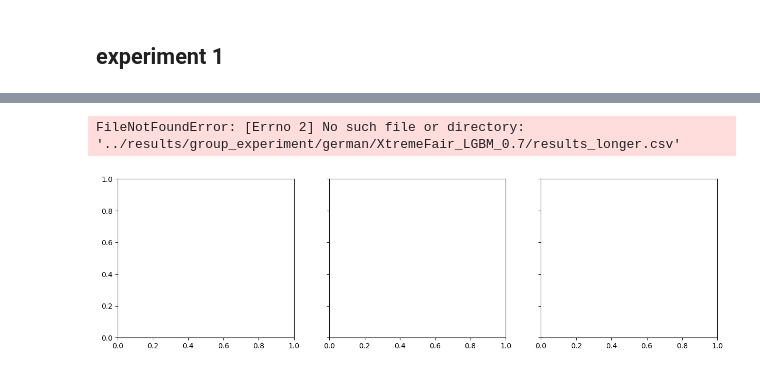
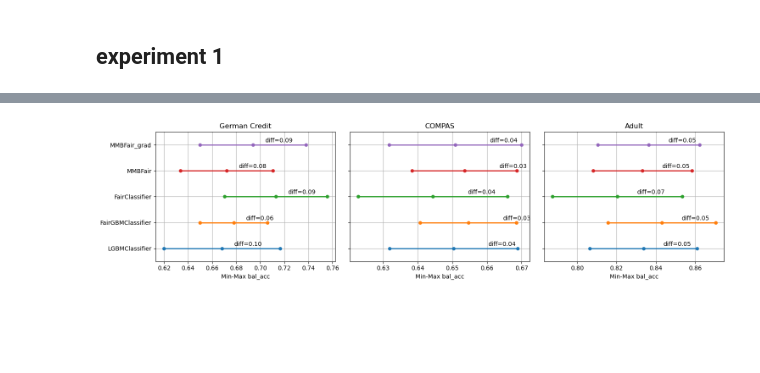
Before and after one commit to hiaac-finance/m2fgb, a Jupyter notebook: notebooks/analyze_results.ipynb, the cells around one changed output, grey strips where cells are left out. Saved outputs shown, nothing was run; the diff lists cells and outputs as text; code cells hidden in the pictures; blank space fills up the shorter version.

Commit message:
some cleaning to run experiments of subgroups

```diff
--- a/notebooks/analyze_results.ipynb
+++ b/notebooks/analyze_results.ipynb
@@ -14,7 +14,7 @@ dataset_names = {
 # %%
 fig, axs = plt.subplots(nrows = 1, ncols = 3, figsize = (15, 4))
 
-selected_models = ["LGBMClassifier", "FairGBMClassifier", "XtremeFair", "XtremeFair_grad"]
+selected_models = ["LGBMClassifier", "FairGBMClassifier", "FairClassifier", "MMBFair", "MMBFair_grad"]
 
 
 for k, dataset in enumerate(["german", "compas", "adult"]):
@@ -23,16 +23,17 @@ for k, dataset in enumerate(["german", "compas", "adult"]):
     results = []
     for model in models:
         model_name = "_".join(model.split("/")[-1].split("_")[:-1])
-        if model_name not in selected_models:
+        alpha = float(model.split("_")[-1])
+        try:
+            df = pd.read_csv(model + "/results.csv")
+            df["model"] = model_name
+            df["fair"] = 1 - abs(df["eod"])
+            df = df[["model", "bal_acc", "fair"]]
+            df = df.groupby("model").mean().reset_index()
+            results.append(df)
+        except:
             continue
-        alpha = float(model.split("_")[-1])
-        df = pd.read_csv(model + "/results.csv").iloc[:, 1:]
-        df["model"] = model_name
-        df["fair"] = 1 - abs(df["eod"])
-        df = df[["model", "bal_acc", "fair"]]
-        df = df.groupby("model").mean().reset_index()
 
-        results.append(df)
 
     results = pd.concat(results).reset_index(drop=True)
 
@@ -165,47 +152,39 @@ German Credit
 # %%
 fig, axs = plt.subplots(nrows = 1, ncols = 3, figsize = (15, 4), sharey=True)
-
-selected_models = ["LGBMClassifier", "FairGBMClassifier", "XtremeFair_LGBM", "XtremeFair_LGBM_grad"]
-for k, dataset in enumerate(["german", "compas"]):
+metric = "bal_acc"
+selected_models = ["LGBMClassifier", "FairGBMClassifier", "FairClassifier", "MMBFair", "MMBFair_grad"]
+for k, dataset in enumerate(["german", "compas", "adult"]):
     # load tables
-    models = glob.glob(f"../results/group_experiment/{dataset}/*")
+    models = glob.glob(f"../results/group_experiment/{dataset}/*0.7")
     results = []
     for model in models:
         model_name = "_".join(model.split("/")[-1].split("_")[:-1])
-        if model_name not in selected_models:
-            continue
         alpha = float(model.split("_")[-1])
-        if alpha != 0.7:
-            continue
-        df = pd.read_csv(model + "/results_longer.csv").iloc[:, 1:]
+        df = pd.read_csv(model + "/results.csv")
         df["model"] = model_name
-        df["tpr_min"] = df[["tpr_0", "tpr_1"]].min(axis=1)
-        df["tpr_max"] = df[["tpr_0", "tpr_1"]].max(axis=1)
-        df = df[["model", "tpr_min", "tpr_max"]]
+        df = df[["model", f"{metric}_min", f"{metric}_max", f"{metric}_mean"]]
         df = df.groupby("model").mean().reset_index()
-
         results.append(df)
 
     results = pd.concat(results).reset_index(drop=True)
 
     for i, model in enumerate(selected_models):
         df = results[results["model"] == model]
-        min_tpr = df["tpr_min"].values[0]
-        max_tpr = df["tpr_max"].values[0]
-        axs[k].plot([min_tpr, max_tpr], [i, i], label=model, linewidth=2)
+        min_ = df[f"{metric}_min"].values[0]
+        mean_ = df[f"{metric}_mean"].values[0]
+        max_ = df[f"{metric}_max"].values[0]
+        axs[k].plot([min_, mean_, max_], [i, i, i], label=model, linewidth=2, marker="o", markersize=5)
         # annotate the difference above the line
-        axs[k].annotate(f"EOP = {max_tpr - min_tpr:.3f}", (min_tpr, i - 0.15), fontsize=9)
+        axs[k].annotate(f"diff={max_ - min_:.2f}", xy=(mean_, i), xytext=(mean_ + 0.01, i + 0.1), fontsize=10)
 
 
     axs[k].grid()
     axs[k].set_title(dataset_names[dataset])
-    axs[k].set_xlabel("Min-Max TPR")
-    axs[k].set_ylim(-0.5, 3.5)
-    axs[k].set_yticks([0, 1, 2, 3])
-    axs[k].set_yticklabels(["LGBM", "FairGBM", "XtremeFair", "XtremeFair_grad"])
-    #if k == 0:
-    #    axs[0].legend(loc="lower left", bbox_to_anchor=(-0.7, 0.5), frameon=False)
+    axs[k].set_xlabel(f"Min-Max {metric}")
+    axs[k].set_ylim(-0.5, len(selected_models) - 0.5)
+    axs[k].set_yticks(range(len(selected_models)))
+    axs[k].set_yticklabels(selected_models)
+
 plt.tight_layout()
 # %% [output]
-FileNotFoundError: [Errno 2] No such file or directory: '../results/group_experiment/german/XtremeFair_LGBM_0.7/results_longer.csv'
-[figure, old version]
+[figure, new version]
```
Also changed, not shown: parts of 5 cells of this notebook, 59 other files.
